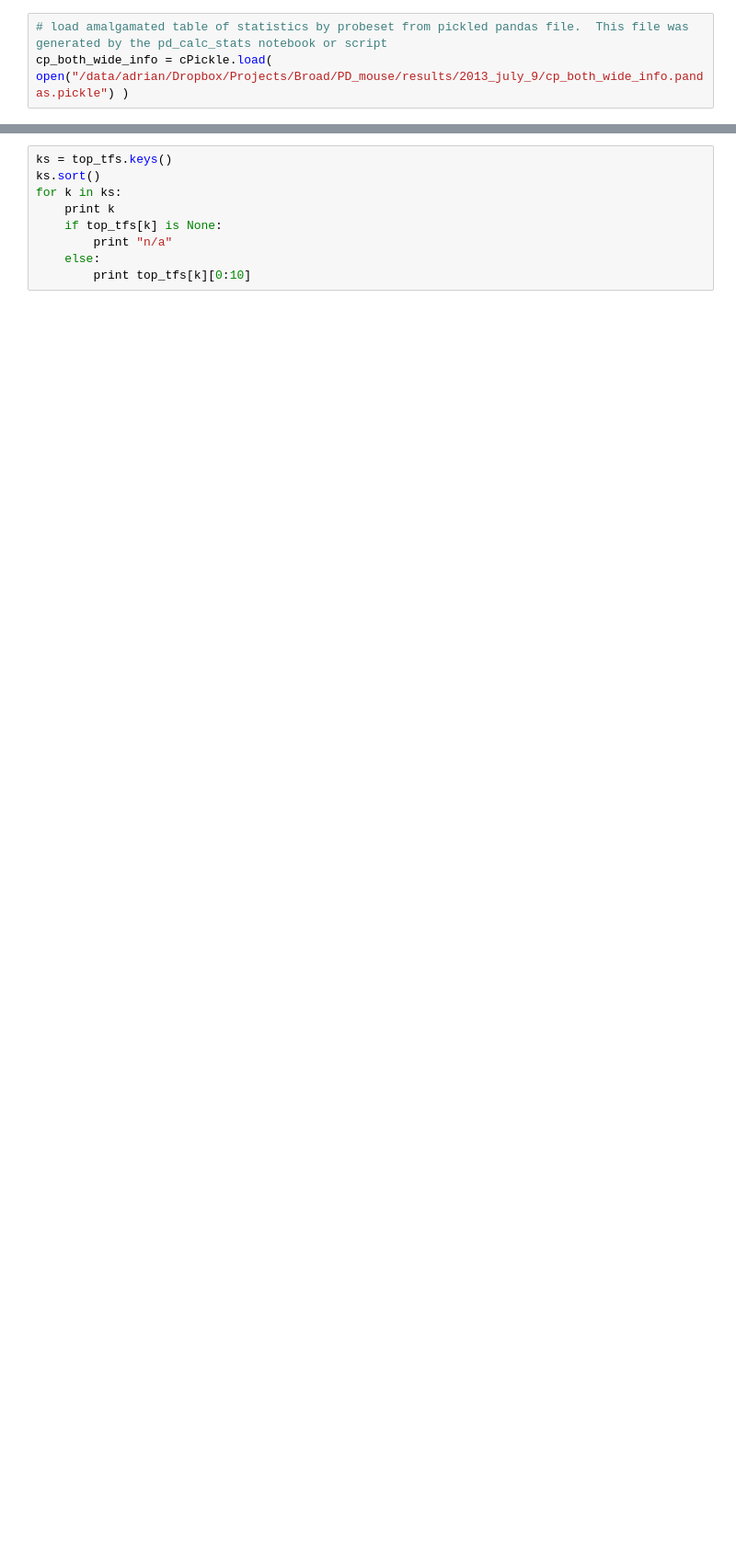
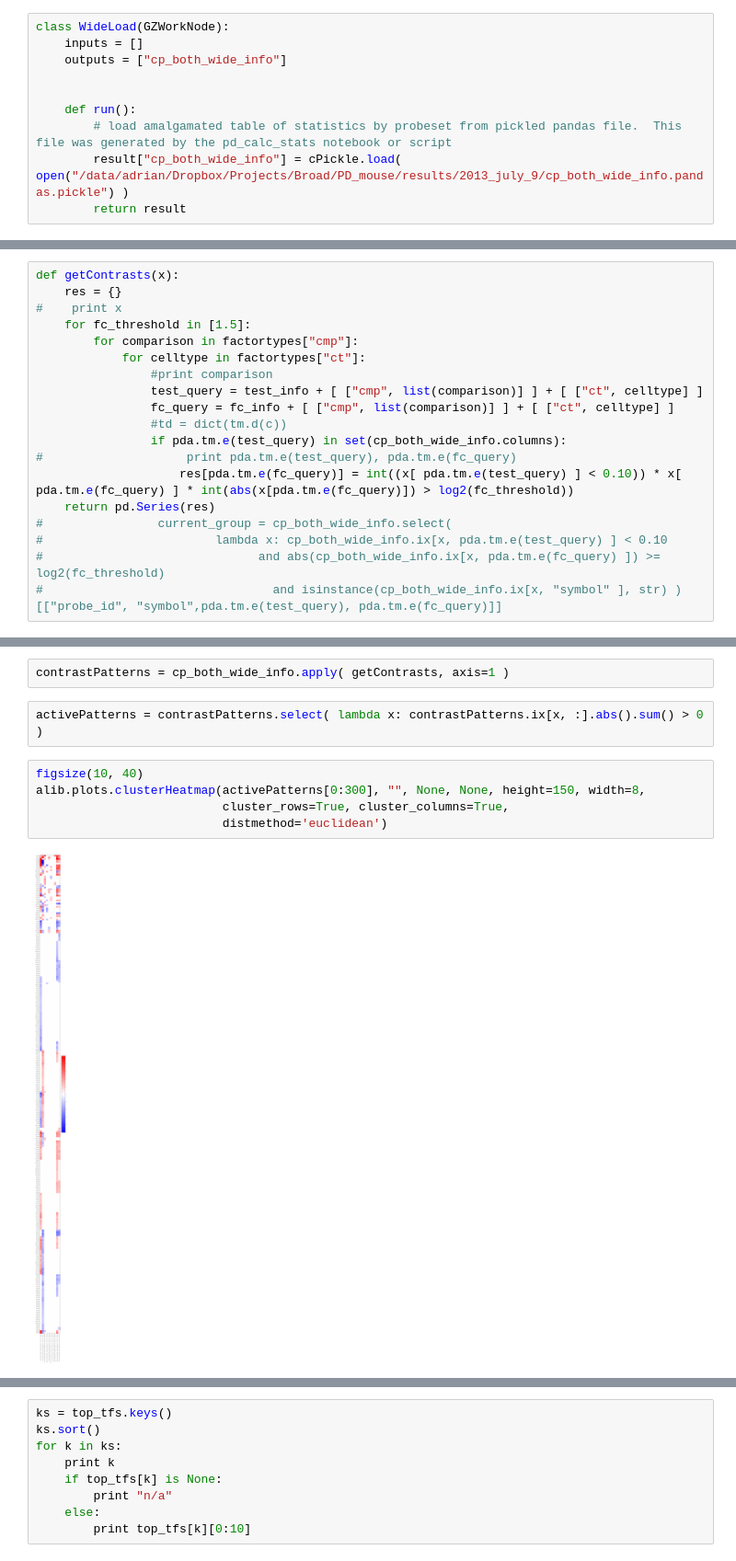
Before and after one commit to aheilbut/pdmouse, a Jupyter notebook: py/pd_chea.ipynb, the cells around one changed output, grey strips where cells are left out. Shown at 92% size. Saved outputs shown, nothing was run; the diff lists cells and outputs as text; blank space fills up the shorter version.

```diff
--- a/py/pd_chea.ipynb
+++ b/py/pd_chea.ipynb
@@ -32,3 +32,10 @@ dtypes: float64(1), int64(1), object(4)
 # %%
-# load amalgamated table of statistics by probeset from pickled pandas file.  This file was generated by the pd_calc_stats notebook or script
-cp_both_wide_info = cPickle.load( open("/data/adrian/Dropbox/Projects/Broad/PD_mouse/results/2013_july_9/cp_both_wide_info.pandas.pickle") )
+class WideLoad(GZWorkNode):
+    inputs = []
+    outputs = ["cp_both_wide_info"]
+
+
+    def run():
+        # load amalgamated table of statistics by probeset from pickled pandas file.  This file was generated by the pd_calc_stats notebook or script
+        result["cp_both_wide_info"] = cPickle.load( open("/data/adrian/Dropbox/Projects/Broad/PD_mouse/results/2013_july_9/cp_both_wide_info.pandas.pickle") )
+        return result
@@ -73,0 +59,19 @@ factortypes
+# %%
+def getContrasts(x):
+    res = {}
+#    print x
+    for fc_threshold in [1.5]:
+        for comparison in factortypes["cmp"]:
+            for celltype in factortypes["ct"]:
+                #print comparison
+                test_query = test_info + [ ["cmp", list(comparison)] ] + [ ["ct", celltype] ]
+                fc_query = fc_info + [ ["cmp", list(comparison)] ] + [ ["ct", celltype] ]
+                #td = dict(tm.d(c))
+                if pda.tm.e(test_query) in set(cp_both_wide_info.columns):
+#                    print pda.tm.e(test_query), pda.tm.e(fc_query)
+                    res[pda.tm.e(fc_query)] = int((x[ pda.tm.e(test_query) ] < 0.10)) * x[ pda.tm.e(fc_query) ] * int(abs(x[pda.tm.e(fc_query)]) > log2(fc_threshold))
+    return pd.Series(res)
+#                current_group = cp_both_wide_info.select(
+#                        lambda x: cp_both_wide_info.ix[x, pda.tm.e(test_query) ] < 0.10
+#                              and abs(cp_both_wide_info.ix[x, pda.tm.e(fc_query) ]) >= log2(fc_threshold)
+#                                and isinstance(cp_both_wide_info.ix[x, "symbol" ], str) )[["probe_id", "symbol",pda.tm.e(test_query), pda.tm.e(fc_query)]]
@@ -73,0 +86,11 @@ factortypes
+# %%
+contrastPatterns = cp_both_wide_info.apply( getContrasts, axis=1 )
+# %%
+activePatterns = contrastPatterns.select( lambda x: contrastPatterns.ix[x, :].abs().sum() > 0 )
+# %%
+figsize(10, 40)
+alib.plots.clusterHeatmap(activePatterns[0:300], "", None, None, height=150, width=8,
+                          cluster_rows=True, cluster_columns=True,
+                          distmethod='euclidean')
+# %% [output]
+[figure, added]
```
Also changed, not shown: parts of 73 cells of this notebook, 1 other file.
